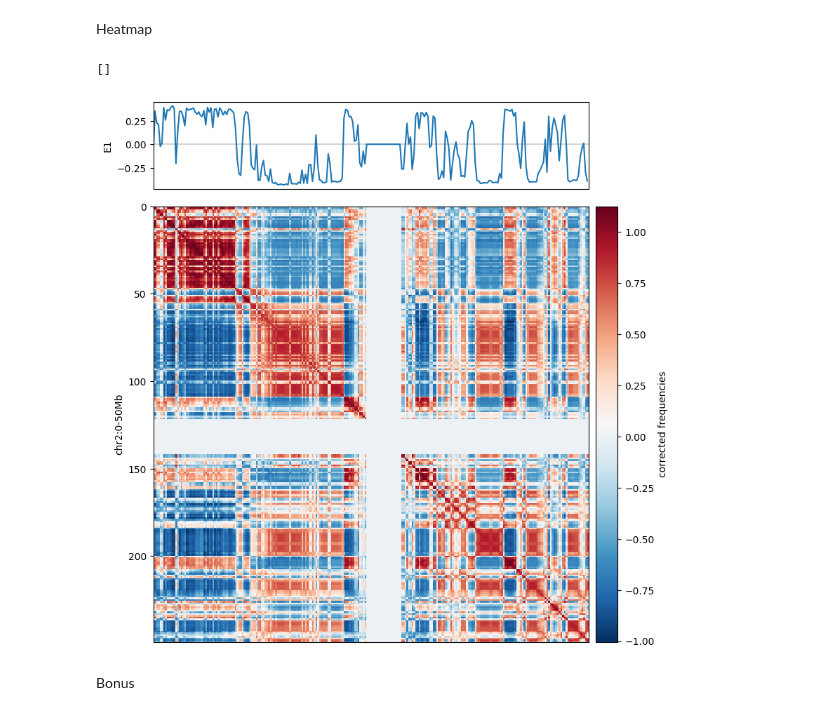
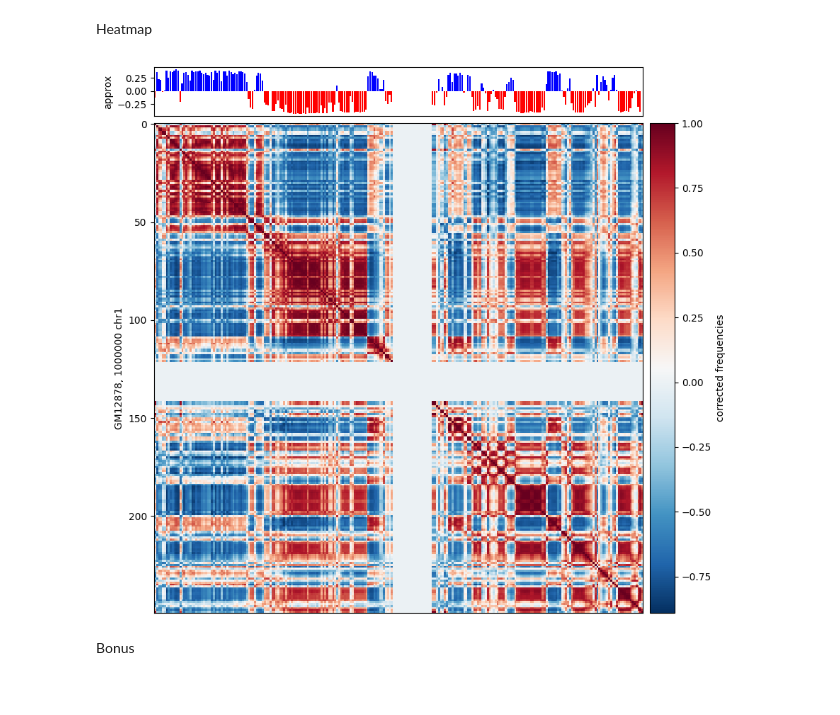
Before and after one commit to ZhiRongDev/HiCPEP, a Jupyter notebook: examples/example.ipynb, the cells around one changed output. Drawn from its saved outputs; the diff is of its cells as text; code cells hidden in the pictures.

````diff
--- a/examples/example.ipynb
+++ b/examples/example.ipynb
@@ -45,12 +47,18 @@ np.set_printoptions(threshold=50)
     pearson_np = paptools.zero_means_pearson(pearson_np=pearson_np)
     ```
 # %%
-### Case 1
+# Case 1
 pearson_np = paptools.read_pearson(
     pearson="./data/juicer_data/gm12878_1000000_pearson_chr1.txt",
-    zero_mean=True,
     format="juicer"
 )
 
-print(f"Zero-means pearson_np:\n {pearson_np}")
+print(f"Pearson_np:\n {pearson_np}\n")
+
+pearson_zero_np = paptools.zero_means_pearson(pearson_np=pearson_np)
+
+print("Means of the first 3 rows of pearson_zero_np:")
+print(np.round(np.mean(pearson_zero_np[0])))
+print(np.round(np.mean(pearson_zero_np[1])))
+print(np.round(np.mean(pearson_zero_np[2])))
 # %% [output]
@@ -85,30 +98,30 @@ Flipped approx_np: [-0.1182  0.3513  0.2252 ...  0.0107 -0.2936 -0.3887]
 # %% [markdown]
 Heatmap
 # %%
-from matplotlib import pyplot as plt
-from mpl_toolkits.axes_grid1 import make_axes_locatable
+cell_line = "GM12878"
+resolution = 1000000
+chrom = "1"
 
 f, ax = plt.subplots(
     figsize=(15, 10),
 )
 
 im = ax.matshow(
     pearson_np,
     cmap='RdBu_r',
 )
-plt.axis([0,len(approx_np),len(approx_np),0])
 
 divider = make_axes_locatable(ax)
 cax = divider.append_axes("right", size="5%", pad=0.1)
 plt.colorbar(im, cax=cax, label='corrected frequencies')
-ax.set_ylabel('chr2:0-50Mb')
+ax.set_ylabel(f'{cell_line}, {resolution} chr{chrom}')
 ax.xaxis.set_visible(False)
 
-ax1 = divider.append_axes("top", size="20%", pad=0.25, sharex=ax)
-ax1.plot([0,len(approx_np)],[0,0],'k',lw=0.25)
-ax1.plot(approx_np, label='E1')
-ax1.set_ylabel('E1')
-ax1.set_xticks([])
+ax = divider.append_axes("top", size="10%", pad=0.1, sharex=ax)
+approx_x_axis = [i for i in range(0, len(approx_np))]
+approx_bar_color = ['b' if i > 0 else 'r' for i in approx_np]
+ax.bar(x=approx_x_axis, height=approx_np, color=approx_bar_color)
+ax.set_ylabel('approx')
+ax.xaxis.set_visible(False)
 # %% [output]
-[]
-[figure, old version]
+[figure, new version]
````
Also changed, not shown: parts of 5 cells of this notebook, 8 other files.
